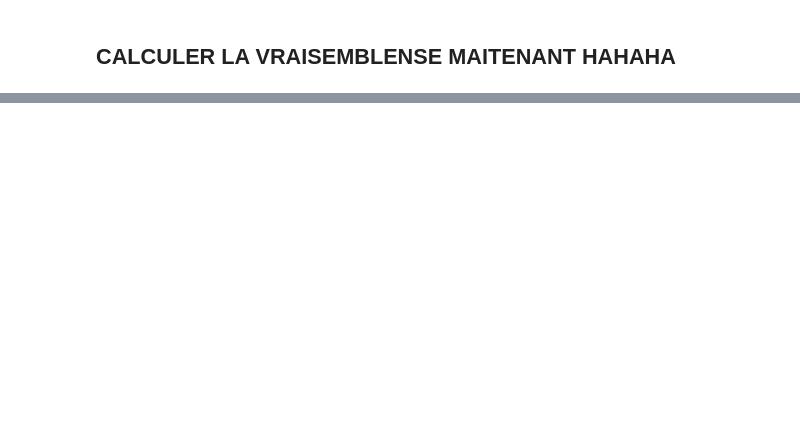
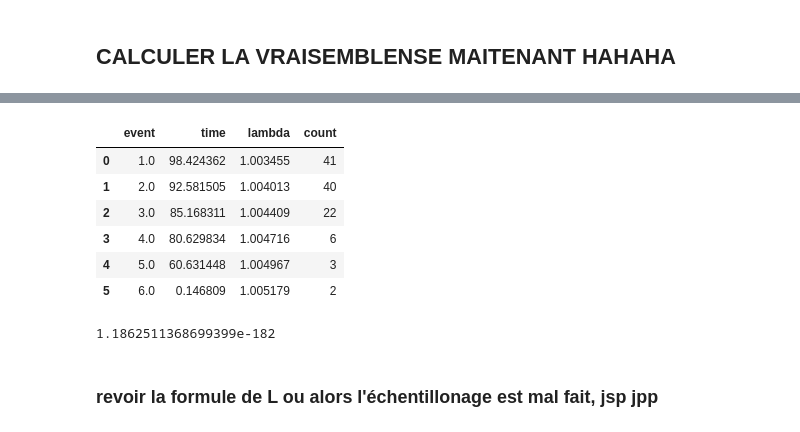
Before and after one commit to mok33/GMEs_experiments, a Jupyter notebook: Poissons-Nets.ipynb, the cells around one changed output, grey strips where cells are left out. Cells and saved outputs as stored; diff of their text form; code cells hidden in the pictures; blank space fills up the shorter version.

```diff
--- a/Poissons-Nets.ipynb
+++ b/Poissons-Nets.ipynb
@@ -537,0 +538,4 @@ sampled_data
+# %%
+lambda_duration_df = parent_count_of_A.groupby('event')['time'].apply(lambda df: np.sum(df - df.shift()))
+# %%
+lambda_duration_df = lambda_duration_df.reset_index()
@@ -537,0 +553,20 @@ sampled_data
+# %%
+lambda_duration_df['count'] = parent_count_of_A.groupby('event')['time'].count().values
+# %%
+lambda_duration_df['lambda'] = lambda_duration_df['event'].apply(lambda e: lambda_A_piece_wise.get(e))
+# %%
+lambda_duration_df
+# %% [output]
+|  | event | time | lambda | count |
+| 0 | 1.0 | 98.424362 | 1.003455 | 41 |
+| 1 | 2.0 | 92.581505 | 1.004013 | 40 |
+| 2 | 3.0 | 85.168311 | 1.004409 | 22 |
+| 3 | 4.0 | 80.629834 | 1.004716 | 6 |
+| 4 | 5.0 | 60.631448 | 1.004967 | 3 |
+| 5 | 6.0 | 0.146809 | 1.005179 | 2 |
+# %%
+np.prod((lambda_duration_df['lambda'] ** lambda_duration_df['count']) * np.exp(-lambda_duration_df['lambda'] * lambda_duration_df['time']))
+# %% [output]
+1.1862511368699399e-182
+# %% [markdown]
+### revoir la formule de L ou alors l'échentillonage est mal fait, jsp jpp
```
Also changed, not shown: parts of 23 cells of this notebook.
